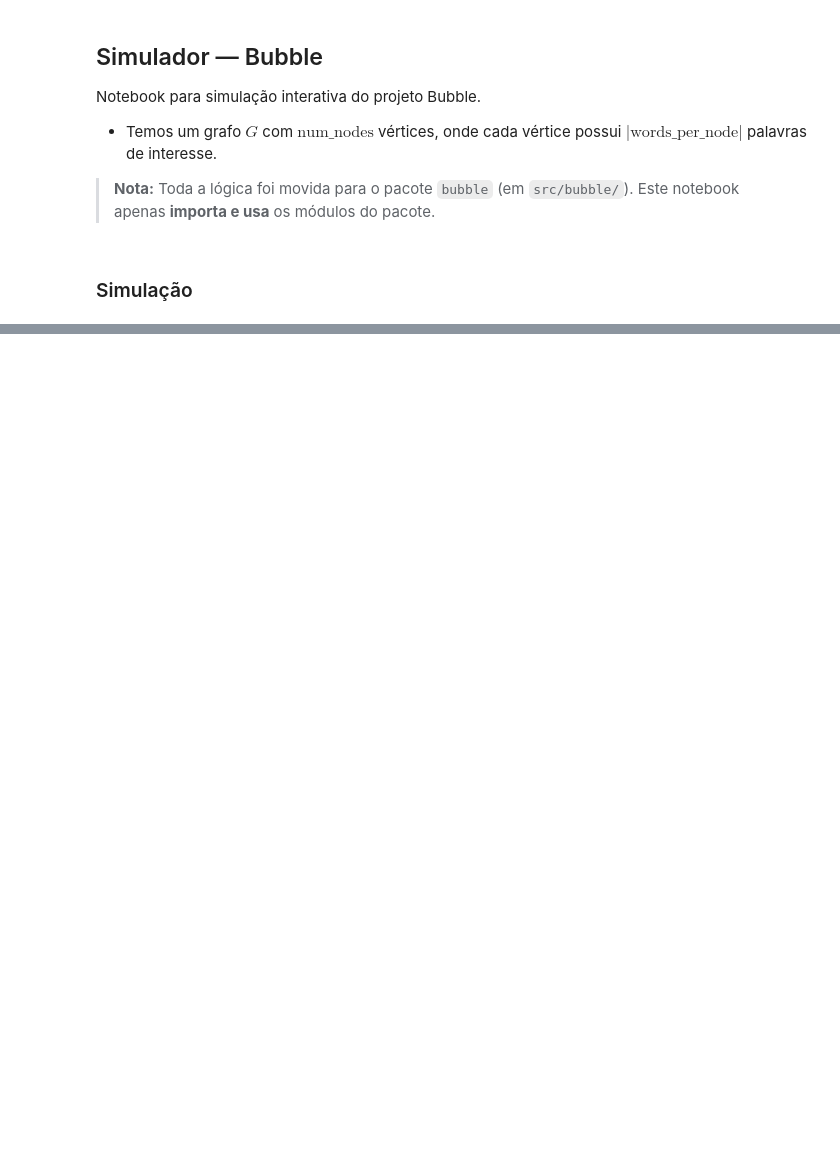
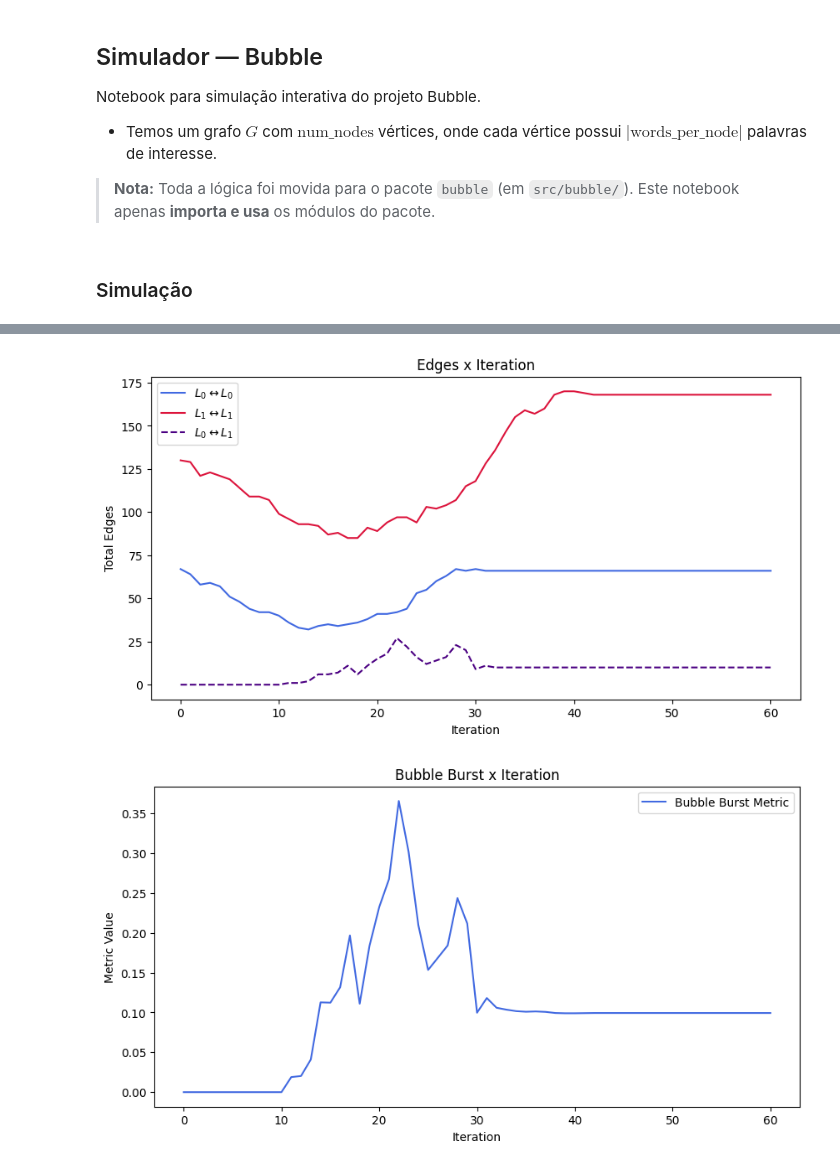
Before and after one commit to VitinDenoyr/Bubble, a Jupyter notebook: notebooks/simulator.ipynb, the cells around one changed output, grey strips where cells are left out. Drawn from its saved outputs; the diff is of its cells as text; code cells hidden in the pictures; blank space fills up the shorter version.

Commit message:
new bubble burst metrics
adicionei as outras 2 formas de métricas de explosão de bolha presentes no artigo

```diff
--- a/notebooks/simulator.ipynb
+++ b/notebooks/simulator.ipynb
@@ -37,17 +42,21 @@ G.plot_bubble_burst()
 # %%
 # Run with custom configuration
 custom_config = create_model({
     "num_nodes": 100,
     "words_per_node": (5,5),
     "beta" : 0.3,
     "gamma" : 0.1,
     "affinity_level": 0.9,
     "num_influencers": 4,
-    "influencer_selection":select_by_max_degree
+    "influencer_selection":select_by_max_degree,
+    "bubble_burst_metric": assortativity_change
 })
 
 g = BubbleModel(custom_config)
 wpn = g.words_per_node
 g.run(60, opposite_uniform_message(wpn, 0), opposite_uniform_message(wpn, 1))
 g.plot_edge_counts()
 g.plot_bubble_burst()
+# %% [output]
+[figure, added]
+[figure, added]
```
Also changed, not shown: parts of 2 cells of this notebook, 3 other files.
